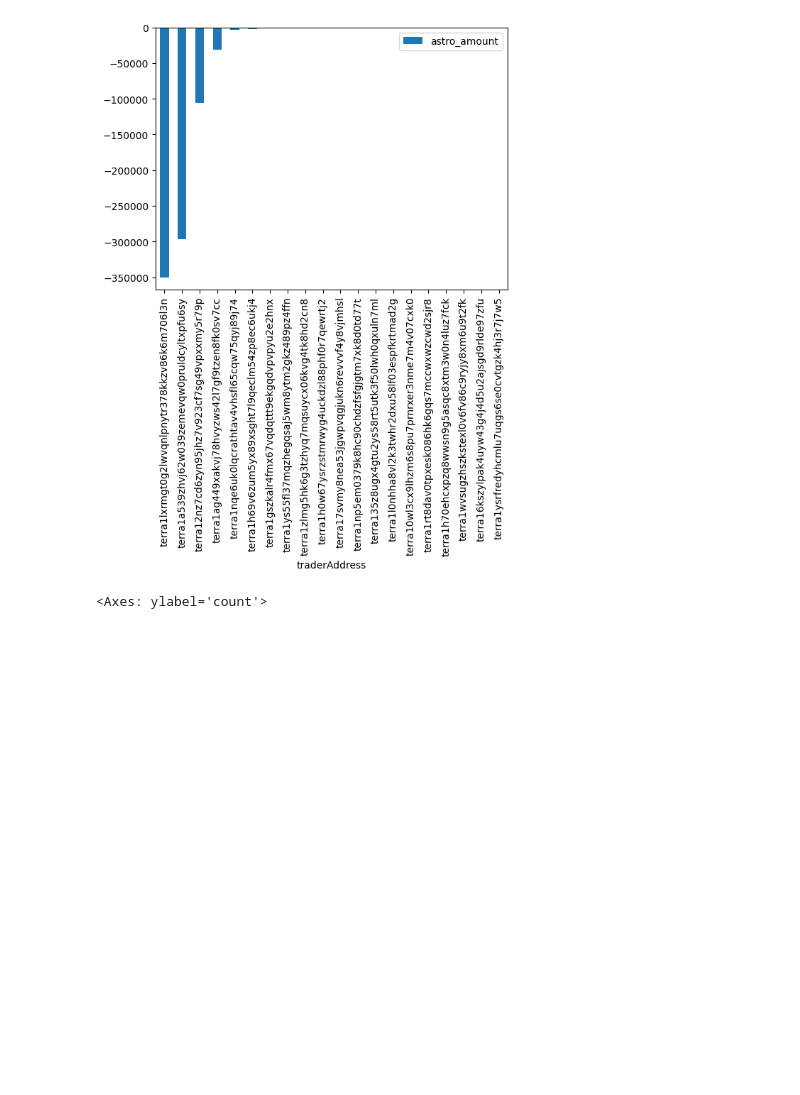
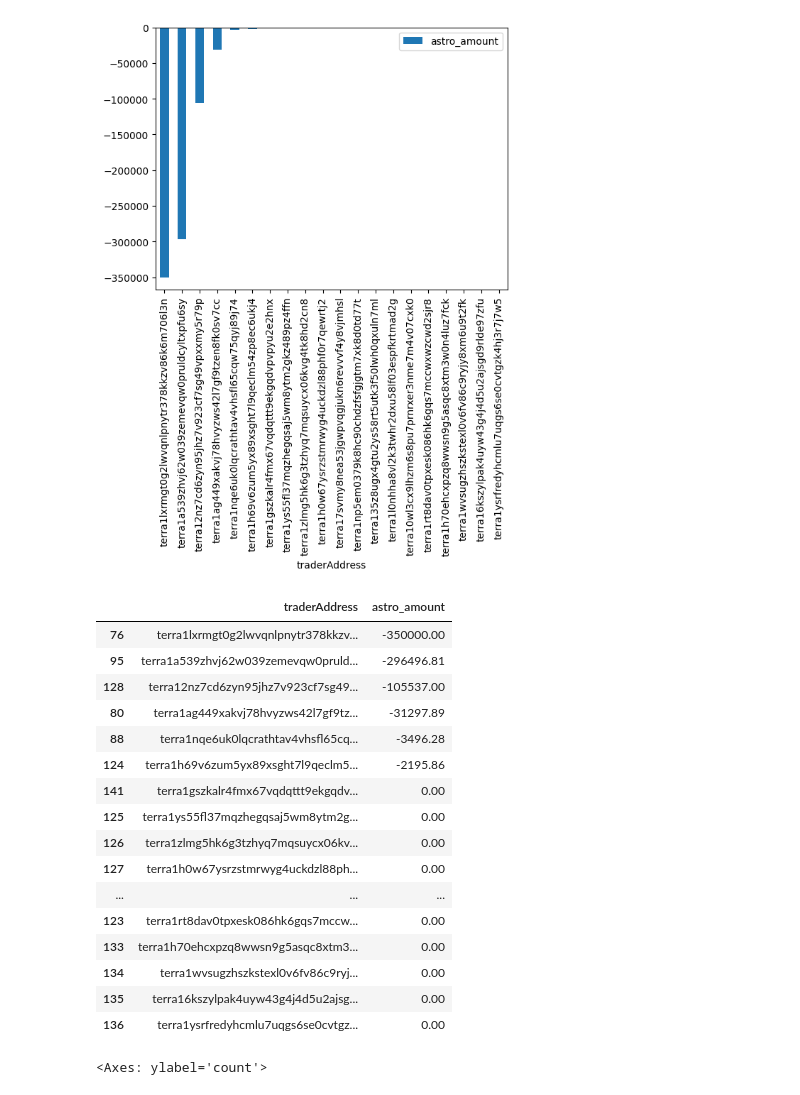
Before and after one commit to IncioMan/cosmos-activities-dashboard, a Jupyter notebook: python/notebooks/astro_analysis.ipynb, the cells around one changed output. Drawn from its saved outputs; the diff is of its cells as text; code cells hidden in the pictures; blank space fills up the shorter version.

```diff
--- a/python/notebooks/astro_analysis.ipynb
+++ b/python/notebooks/astro_analysis.ipynb
@@ -203,10 +228,30 @@ whales_delta[['traderAddress','astro_amount']]\
 # %%
-whales_delta[['traderAddress','astro_amount']]\
-        .sort_values(by='astro_amount', ascending=True).head(20)\
-        .set_index('traderAddress').plot(kind='bar')
+dd = whales_delta[['traderAddress','astro_amount']]\
+        .sort_values(by='astro_amount', ascending=True).head(20)
+dd.set_index('traderAddress').plot(kind='bar')
 # %% [output]
 <Axes: xlabel='traderAddress'>
 [figure]
+# %%
+dd
+# %% [output]
+|  | traderAddress | astro_amount |
+| 76 | terra1lxrmgt0g2lwvqnlpnytr378kkzv... | -350000.00 |
+| 95 | terra1a539zhvj62w039zemevqw0pruld... | -296496.81 |
+| 128 | terra12nz7cd6zyn95jhz7v923cf7sg49... | -105537.00 |
+| 80 | terra1ag449xakvj78hvyzws42l7gf9tz... | -31297.89 |
+| 88 | terra1nqe6uk0lqcrathtav4vhsfl65cq... | -3496.28 |
+| 124 | terra1h69v6zum5yx89xsght7l9qeclm5... | -2195.86 |
+| 141 | terra1gszkalr4fmx67vqdqttt9ekgqdv... | 0.00 |
+| 125 | terra1ys55fl37mqzhegqsaj5wm8ytm2g... | 0.00 |
+| 126 | terra1zlmg5hk6g3tzhyq7mqsuycx06kv... | 0.00 |
+| 127 | terra1h0w67ysrzstmrwyg4uckdzl88ph... | 0.00 |
+| ... | ... | ... |
+| 123 | terra1rt8dav0tpxesk086hk6gqs7mccw... | 0.00 |
+| 133 | terra1h70ehcxpzq8wwsn9g5asqc8xtm3... | 0.00 |
+| 134 | terra1wvsugzhszkstexl0v6fv86c9ryj... | 0.00 |
+| 135 | terra16kszylpak4uyw43g4j4d5u2ajsg... | 0.00 |
+| 136 | terra1ysrfredyhcmlu7uqgs6se0cvtgz... | 0.00 |
 # %%
 def xx(x):
     if x > 100:
```
Also changed, not shown: parts of 5 cells of this notebook.
